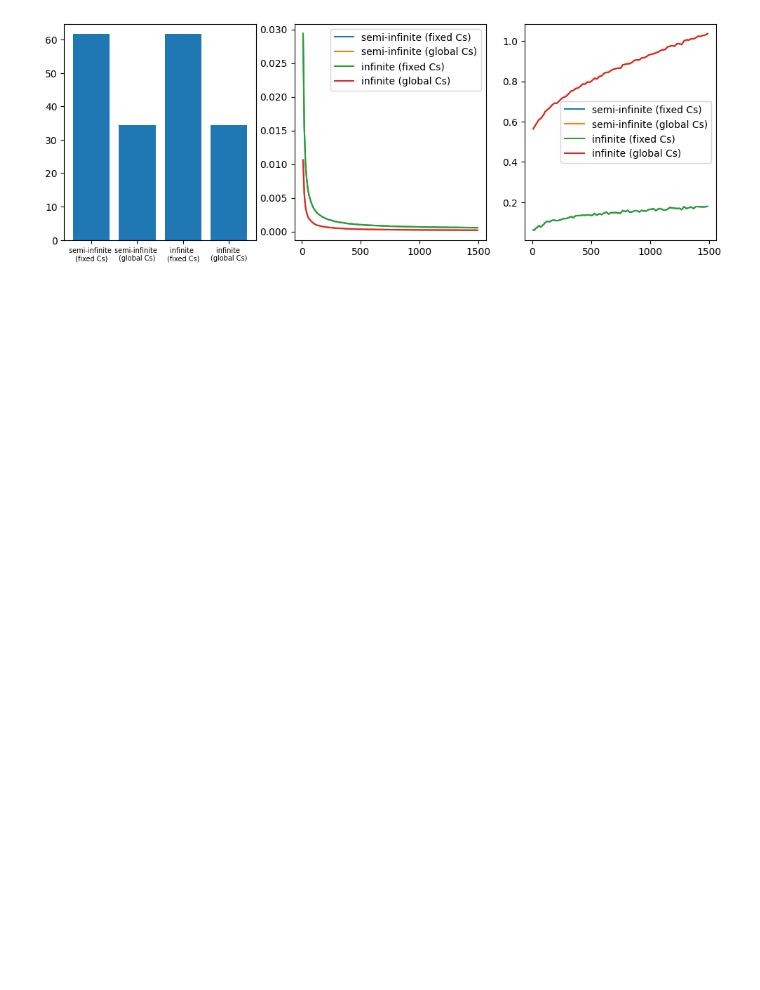
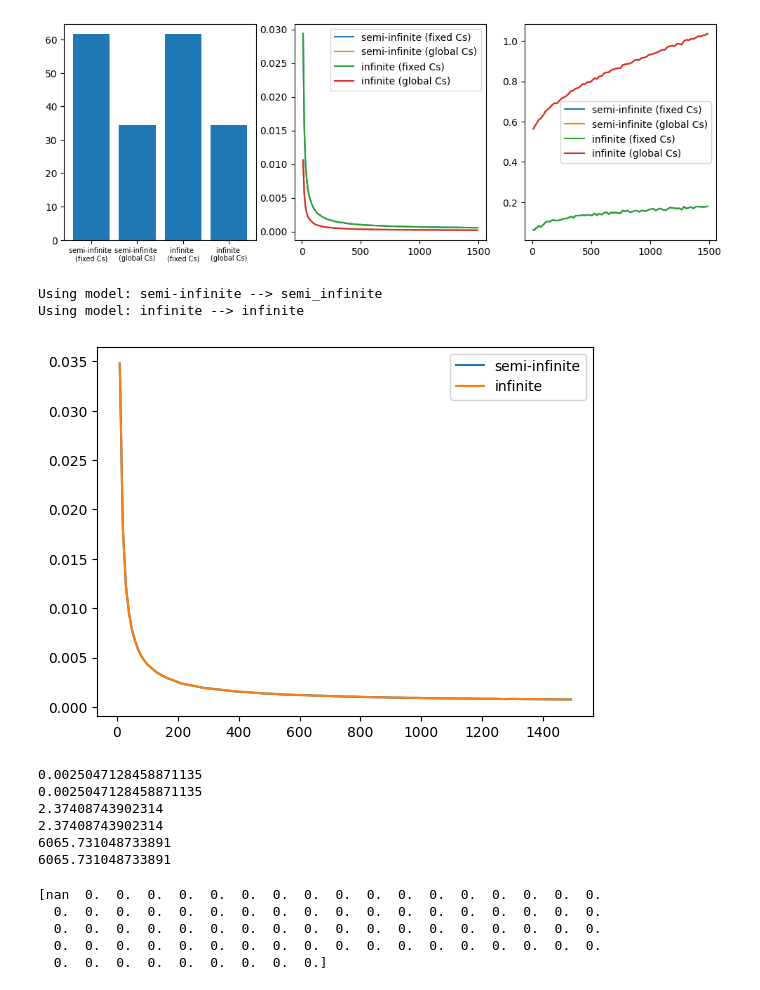
Before and after one commit to isaackh28/diff_tests, a Jupyter notebook: notebook.ipynb, the cells around one changed output. Drawn from its saved outputs; the diff is of its cells as text; code cells hidden in the pictures; blank space fills up the shorter version.

```diff
--- a/notebook.ipynb
+++ b/notebook.ipynb
@@ -185,3 +201,53 @@ x0.legend()
 plt.show()
 # %% [output]
 [figure]
+# %%
+config_semi = fitting.FitConfig(model = "semi-infinite",
+                        fit_x0 = False,
+                        d_mode = "per-timepoint",
+                        cs_mode = "fixed",
+                        cs_fixed = cs_experimental)
+
+config_inf = fitting.FitConfig(model = "infinite",
+                        fit_x0 = False,
+                        d_mode = "per-timepoint",
+                        cs_mode = "fixed",
+                        cs_fixed = cs_experimental * 2)
+
+result_semi = fitting.fit_diffusion(conc, depth, time, config_semi)
+result_inf = fitting.fit_diffusion(conc, depth, time, config_inf)
+# %% [output]
+Using model: semi-infinite --> semi_infinite
+Using model: infinite --> infinite
+# %%
+fig, ax = plt.subplots()
+ax.plot(time, result_semi.d_per_t, label = "semi-infinite")
+ax.plot(time, result_inf.d_per_t, label = "infinite")
+ax.legend()
+plt.show()
+# %% [output]
+[figure, added]
+# %%
+print(np.nanmean(result_semi.d_per_t))
+print(np.nanmean(result_inf.d_per_t))
+
+print(np.nanmean(result_semi.rmse_per_t))
+print(np.nanmean(result_inf.rmse_per_t))
+
+print(result_semi.aic)
+print(result_inf.aic)
+# %% [output]
+0.0025047128458871135
+0.0025047128458871135
+2.37408743902314
+2.37408743902314
+6065.731048733891
+6065.731048733891
+# %%
+print(result_semi.d_per_t - result_inf.d_per_t)
+# %% [output]
+[nan  0.  0.  0.  0.  0.  0.  0.  0.  0.  0.  0.  0.  0.  0.  0.  0.  0.
+  0.  0.  0.  0.  0.  0.  0.  0.  0.  0.  0.  0.  0.  0.  0.  0.  0.  0.
+  0.  0.  0.  0.  0.  0.  0.  0.  0.  0.  0.  0.  0.  0.  0.  0.  0.  0.
+  0.  0.  0.  0.  0.  0.  0.  0.  0.  0.  0.  0.  0.  0.  0.  0.  0.  0.
+  0.  0.  0.  0.  0.  0.  0.  0.  0.]
```
Also changed, not shown: parts of 1 cell of this notebook.
